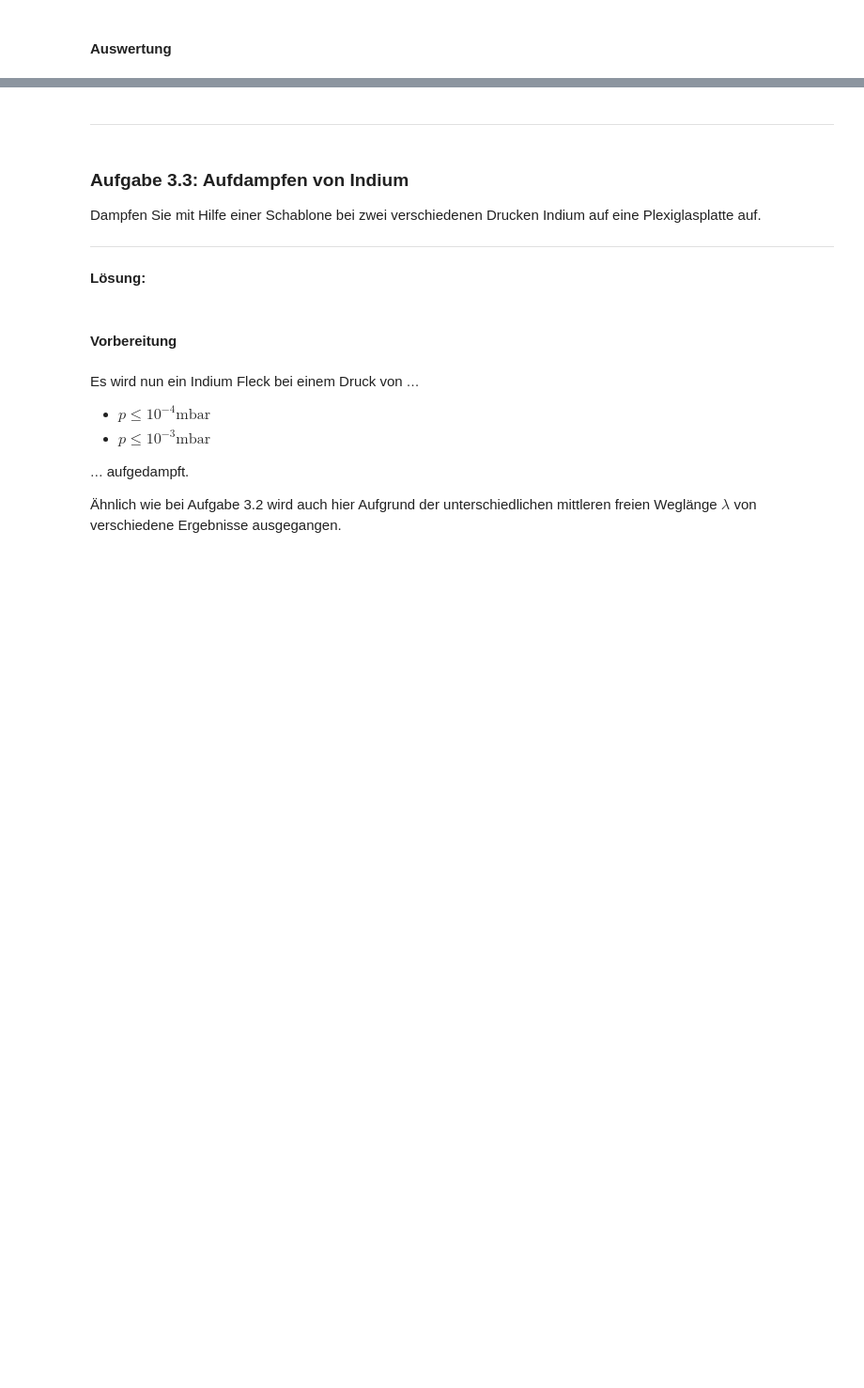
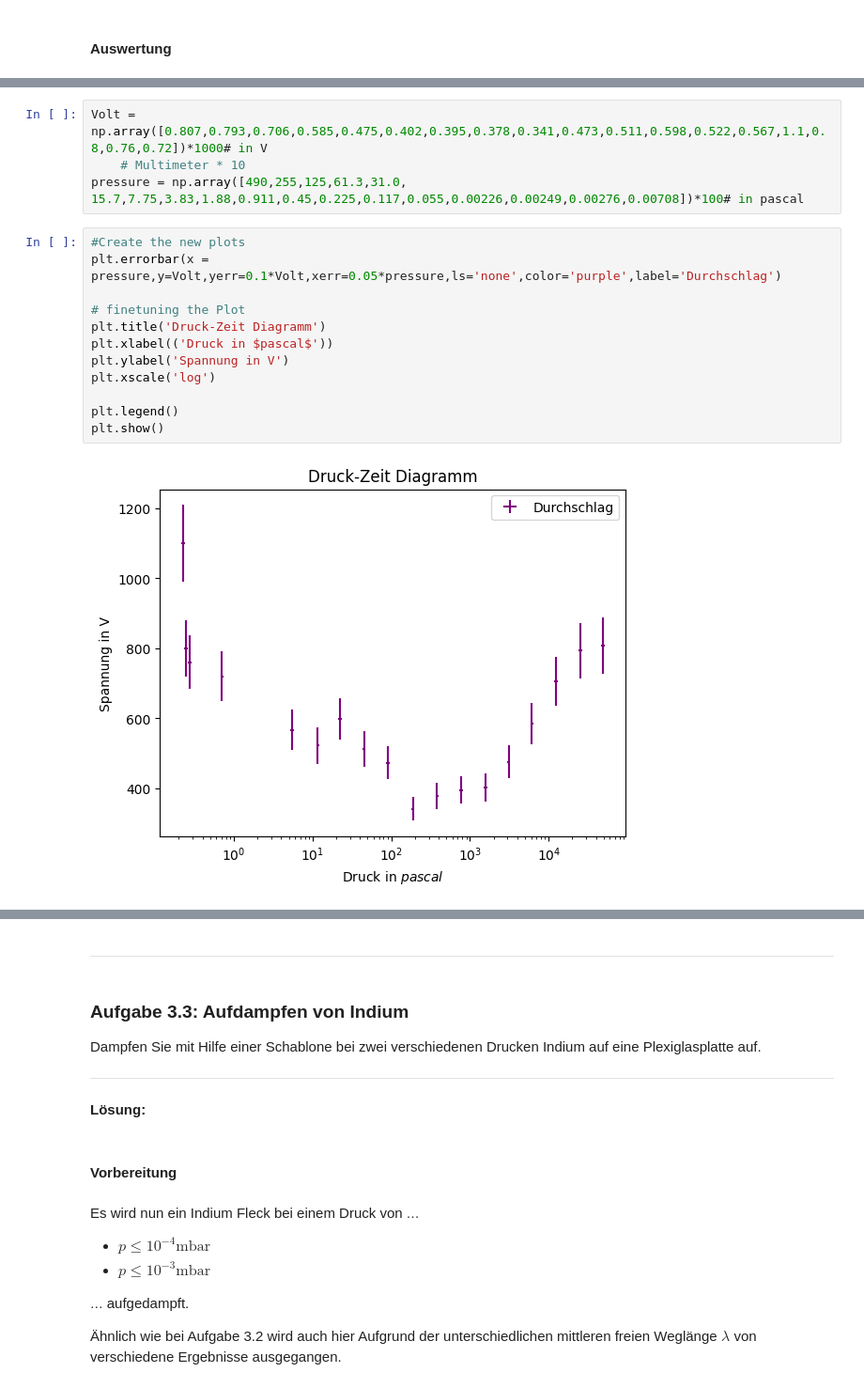
Before and after one commit to AlFa-Tier/Uni_codes, a Jupyter notebook: Praktikum/Vakuum/Vakuum.ipynb, the cells around one changed output, grey strips where cells are left out. Shown: that part at 94% size. Saved outputs shown, nothing was run; the diff lists cells and outputs as text; blank space fills up the shorter version.

```diff
--- a/Praktikum/Vakuum/Vakuum.ipynb
+++ b/Praktikum/Vakuum/Vakuum.ipynb
@@ -985 +1016,19 @@ plt.show
+# %%
+Volt = np.array([0.807,0.793,0.706,0.585,0.475,0.402,0.395,0.378,0.341,0.473,0.511,0.598,0.522,0.567,1.1,0.8,0.76,0.72])*1000# in V
+    # Multimeter * 10
+pressure = np.array([490,255,125,61.3,31.0, 15.7,7.75,3.83,1.88,0.911,0.45,0.225,0.117,0.055,0.00226,0.00249,0.00276,0.00708])*100# in pascal
+# %%
+#Create the new plots
+plt.errorbar(x = pressure,y=Volt,yerr=0.1*Volt,xerr=0.05*pressure,ls='none',color='purple',label='Durchschlag')
+
+# finetuning the Plot
+plt.title('Druck-Zeit Diagramm')
+plt.xlabel(('Druck in $pascal$'))
+plt.ylabel('Spannung in V')
+plt.xscale('log')
+
+plt.legend()
+plt.show()
+# %% [output]
+[figure, added]
 # %% [markdown]
```
Also changed, not shown: parts of 16 cells of this notebook.
